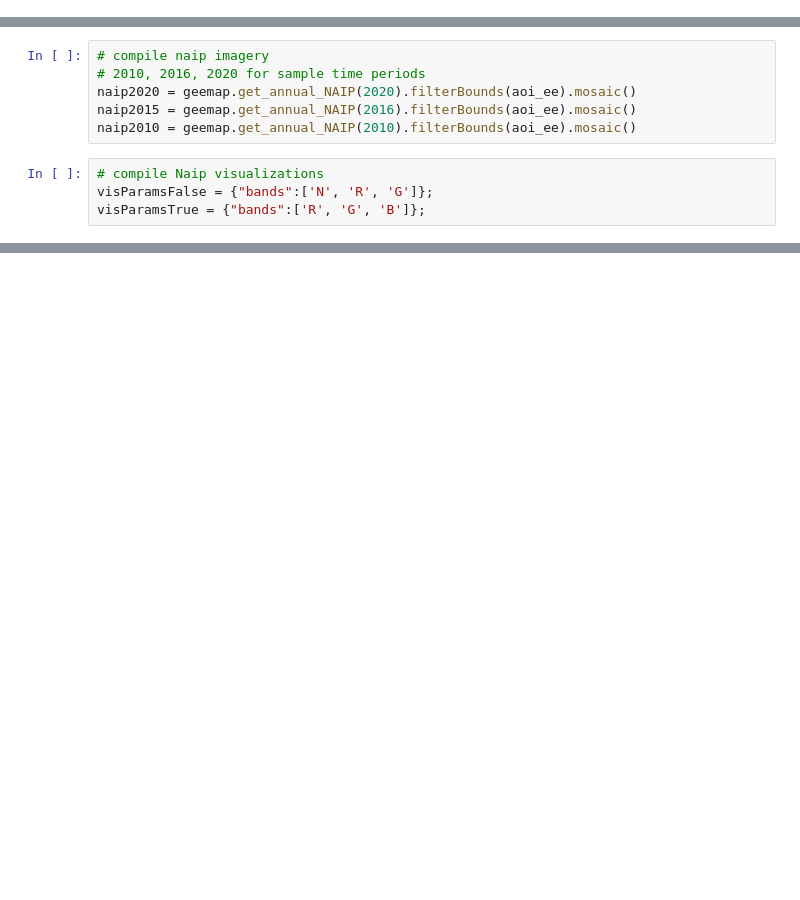
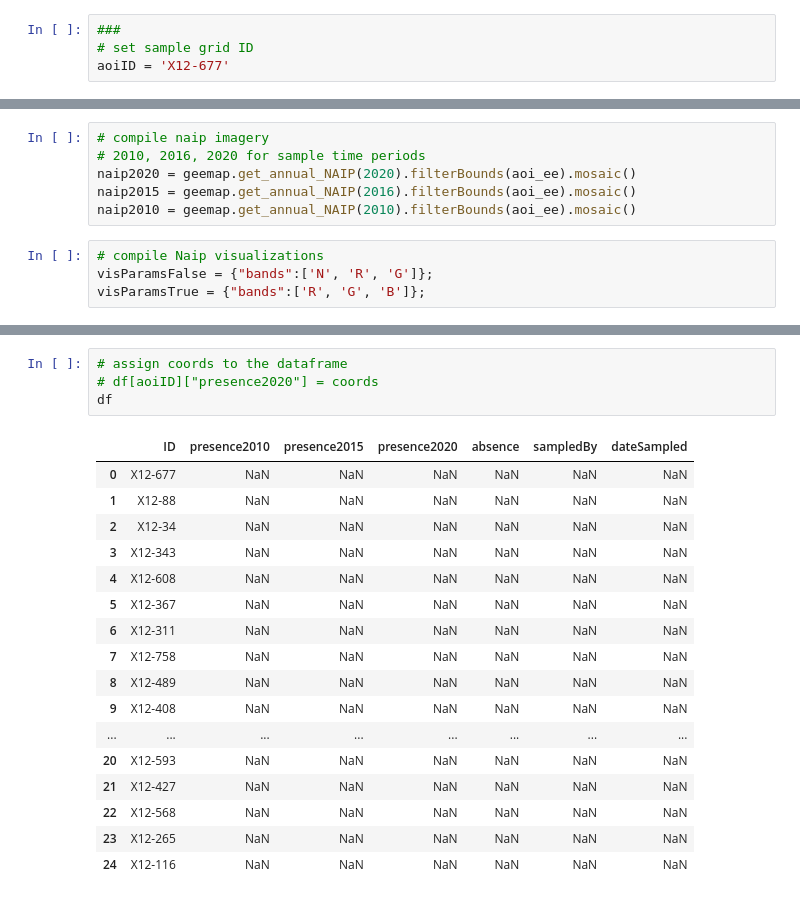
Before and after one commit to GeospatialCentroid/Agroforestry, a Jupyter notebook: sampling/treeSampling.ipynb, the cells around one changed output, grey strips where cells are left out. Saved outputs shown, nothing was run; the diff lists cells and outputs as text; blank space fills up the shorter version.

```diff
--- a/sampling/treeSampling.ipynb
+++ b/sampling/treeSampling.ipynb
@@ -37,0 +13,4 @@ aoiID = 200
+# %%
+###
+# set sample grid ID
+aoiID = 'X12-677'
@@ -109,0 +114,22 @@ Map(bottom=12473332.0, center=[41.88414123713827, -100.14068581900119], controls
+# %%
+# assign coords to the dataframe
+# df[aoiID]["presence2020"] = coords
+df
+# %% [output]
+|  | ID | presence2010 | presence2015 | presence2020 | absence | sampledBy | dateSampled |
+| 0 | X12-677 | NaN | NaN | NaN | NaN | NaN | NaN |
+| 1 | X12-88 | NaN | NaN | NaN | NaN | NaN | NaN |
+| 2 | X12-34 | NaN | NaN | NaN | NaN | NaN | NaN |
+| 3 | X12-343 | NaN | NaN | NaN | NaN | NaN | NaN |
+| 4 | X12-608 | NaN | NaN | NaN | NaN | NaN | NaN |
+| 5 | X12-367 | NaN | NaN | NaN | NaN | NaN | NaN |
+| 6 | X12-311 | NaN | NaN | NaN | NaN | NaN | NaN |
+| 7 | X12-758 | NaN | NaN | NaN | NaN | NaN | NaN |
+| 8 | X12-489 | NaN | NaN | NaN | NaN | NaN | NaN |
+| 9 | X12-408 | NaN | NaN | NaN | NaN | NaN | NaN |
+| ... | ... | ... | ... | ... | ... | ... | ... |
+| 20 | X12-593 | NaN | NaN | NaN | NaN | NaN | NaN |
+| 21 | X12-427 | NaN | NaN | NaN | NaN | NaN | NaN |
+| 22 | X12-568 | NaN | NaN | NaN | NaN | NaN | NaN |
+| 23 | X12-265 | NaN | NaN | NaN | NaN | NaN | NaN |
+| 24 | X12-116 | NaN | NaN | NaN | NaN | NaN | NaN |
```
Also changed, not shown: parts of 11 cells of this notebook, 12 other files.
